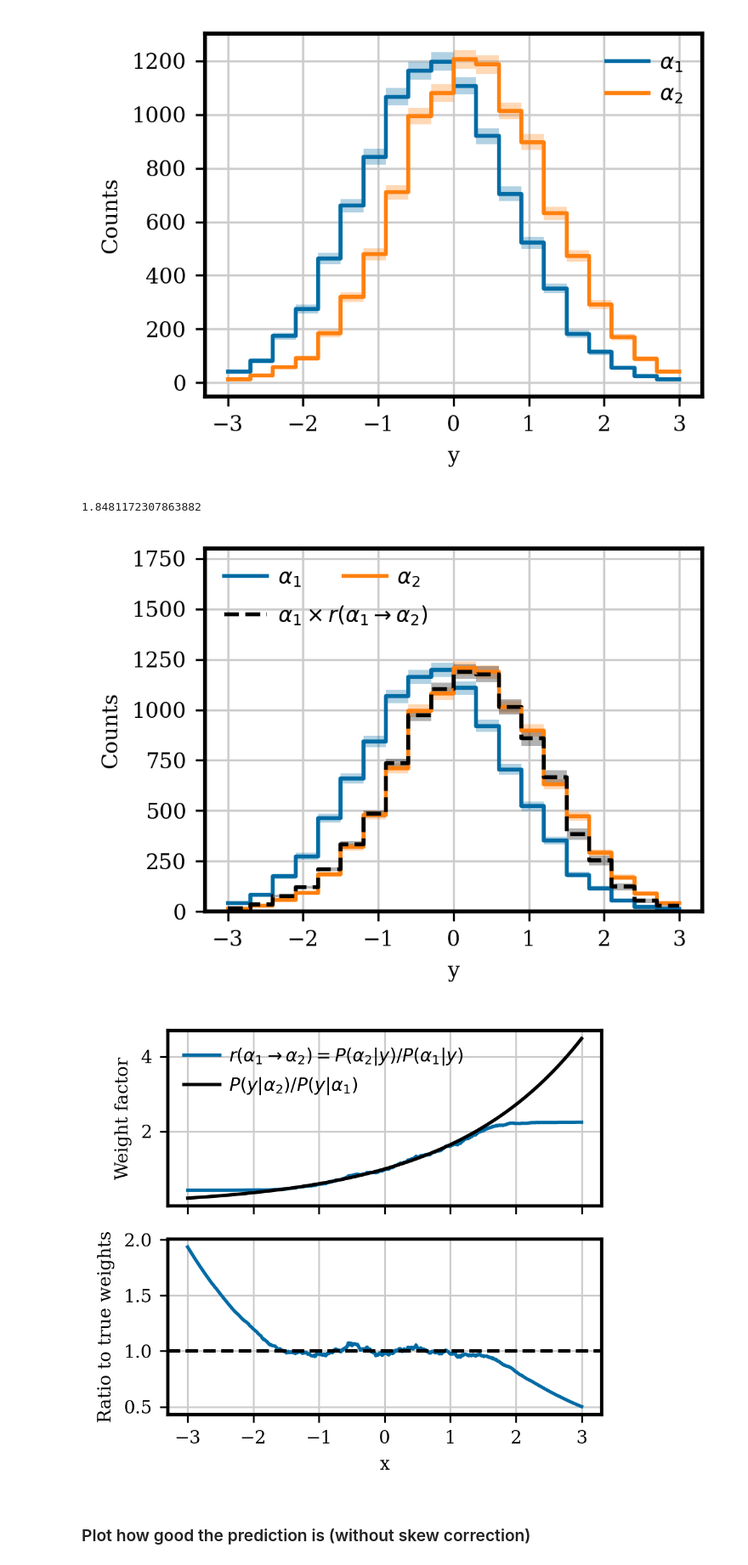
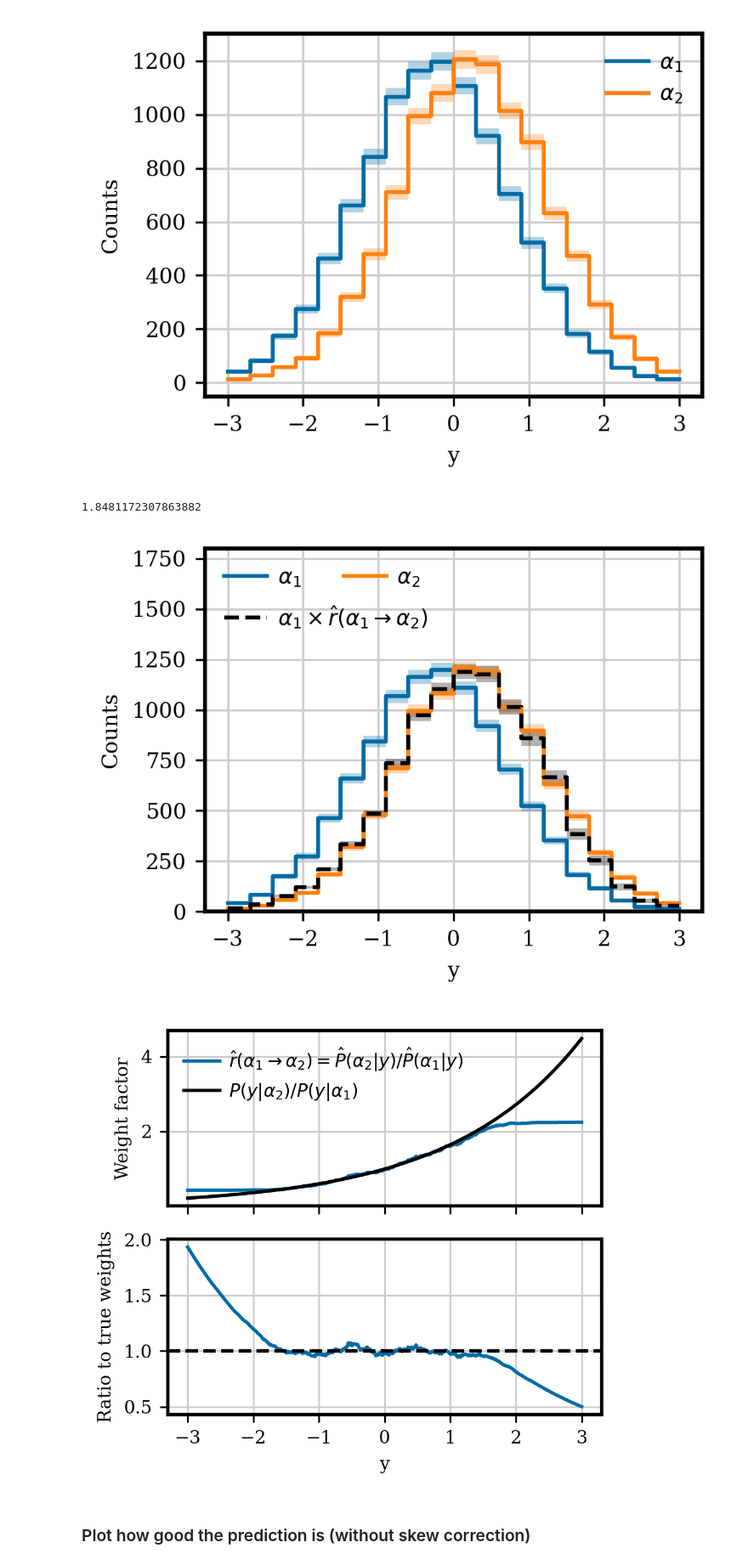
Before and after one commit to LeanderFischer/ultrasurfaces, a Jupyter notebook: Simple KNN Plots.ipynb, the cells around one changed output. Shown: that part at 85% size. Saved outputs shown, nothing was run; the diff lists cells and outputs as text; code cells hidden in the pictures.

Commit message:
Adapt plots to estimated quantities

```diff
--- a/Simple KNN Plots.ipynb
+++ b/Simple KNN Plots.ipynb
@@ -116,7 +116,7 @@ plt.gca().add_artist(first_legend)
     hist0_reweighted,
     # label=r"Class 0 $\times$ $P(X|Y=1)/P(X|Y=0)$",
     # label=r"$\alpha_1 \times P({\alpha}_2|y)/P({\alpha}_1|y)$",
-    label=r"$\alpha_1 \times r(\alpha_1 \rightarrow \alpha_2)$",
+    label=r"$\alpha_1 \times \hat{r}(\alpha_1 \rightarrow \alpha_2)$",
     ax=ax,
     color="k",
     ls='--'
@@ -138,7 +138,7 @@ plt.savefig("plot_output/knn_reweighting.pdf")
 plt.show()
 # %% [output]
 1.8481172307863882
-[figure, old version]
+[figure, new version]
 # %%
 # Get the weight factors from the KNN as a function of x and compare to the
 # the analytical ratio between the two gaussians
@@ -153,36 +153,36 @@ true_weights = np.exp(-0.5 * (x_grid - 0.25)**2) / np.exp(-0.5 * (x_grid + 0.25)
 # Plot the weights in two panels: Top panel shows the weights as a function of x
 # and the ratio of the two gaussians. Bottom panel shows the ratio of the KNN
 # weights and the true weights.
 fig, ax = plt.subplots(2, 1, sharex=True, figsize=(3.375, 3))
 
 ax[0].plot(
     x_grid,
     predicted_weights_no_bias,
-    label=r'$r(\alpha_1 \rightarrow \alpha_2)=P({\alpha}_2|y)/P({\alpha}_1|y)$'
+    label=r'$\hat{r}(\alpha_1 \rightarrow \alpha_2)=\hat{P}({\alpha}_2|y)/\hat{P}({\alpha}_1|y)$'
     )
 
 ax[0].plot(
     x_grid,
     true_weights,
     color="k",
     # label=r"$P(X|Y=1)/P(X|Y=0)$"
     label=r"$P(y|{\alpha}_2)/P(y|{\alpha}_1)$"
     )
 
 ax[0].legend()
 ax[0].set_ylabel("Weight factor")
 
 ax[1].plot(x_grid, predicted_weights_no_bias / true_weights, label="KNN weights no bias corr.")
 
 ax[1].axhline(1, color="k", linestyle="--")
 # ax[1].legend()
 ax[1].set_ylabel("Ratio to true weights")
-ax[1].set_xlabel("x")
+ax[1].set_xlabel("y")
 plt.tight_layout()
 # plt.savefig("plot_output/knn_weights_without_bias_correction.pdf")
 plt.savefig("plot_output/knn_weights_without_bias_correction_new.pdf")
 # %% [output]
-[figure, old version]
+[figure, new version]
 # %% [markdown]
 ### Plot how good the prediction is (without skew correction)
 # %%
```
Also changed, not shown: 3 other files.
